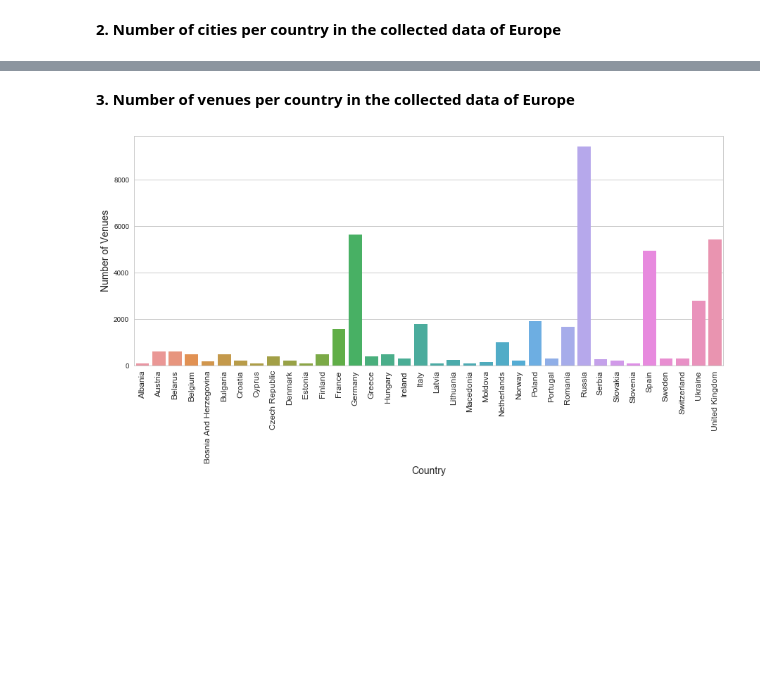
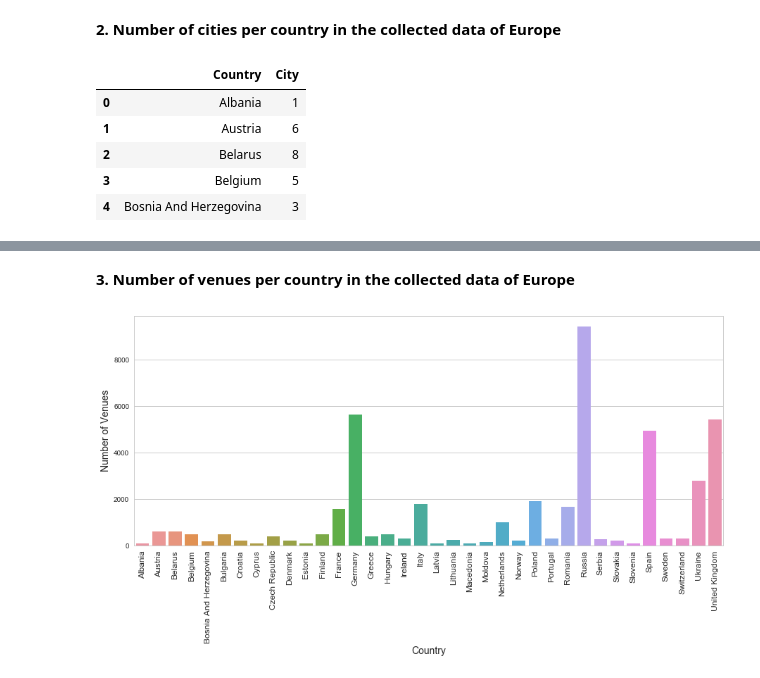
Before and after one commit to cssoumyade/Clustering-European-Cities, a Jupyter notebook: Exploratory Data Analysis.ipynb, the cells around one changed output, grey strips where cells are left out. Drawn from its saved outputs; the diff is of its cells as text; code cells hidden in the pictures; blank space fills up the shorter version.

```diff
--- a/Exploratory Data Analysis.ipynb
+++ b/Exploratory Data Analysis.ipynb
@@ -106,6 +106,14 @@ map_europe
 **2. Number of cities per country in the collected data of Europe**
 # %%
 temp = c_df.groupby('Country')['City'].count().reset_index()
+temp.head()
+# %% [output]
+|  | Country | City |
+| 0 | Albania | 1 |
+| 1 | Austria | 6 |
+| 2 | Belarus | 8 |
+| 3 | Belgium | 5 |
+| 4 | Bosnia And Herzegovina | 3 |
 # %%
 sns.set(style="whitegrid")
 plt.figure(figsize=(15,8))
```
Also changed, not shown: parts of 1 cell of this notebook.
